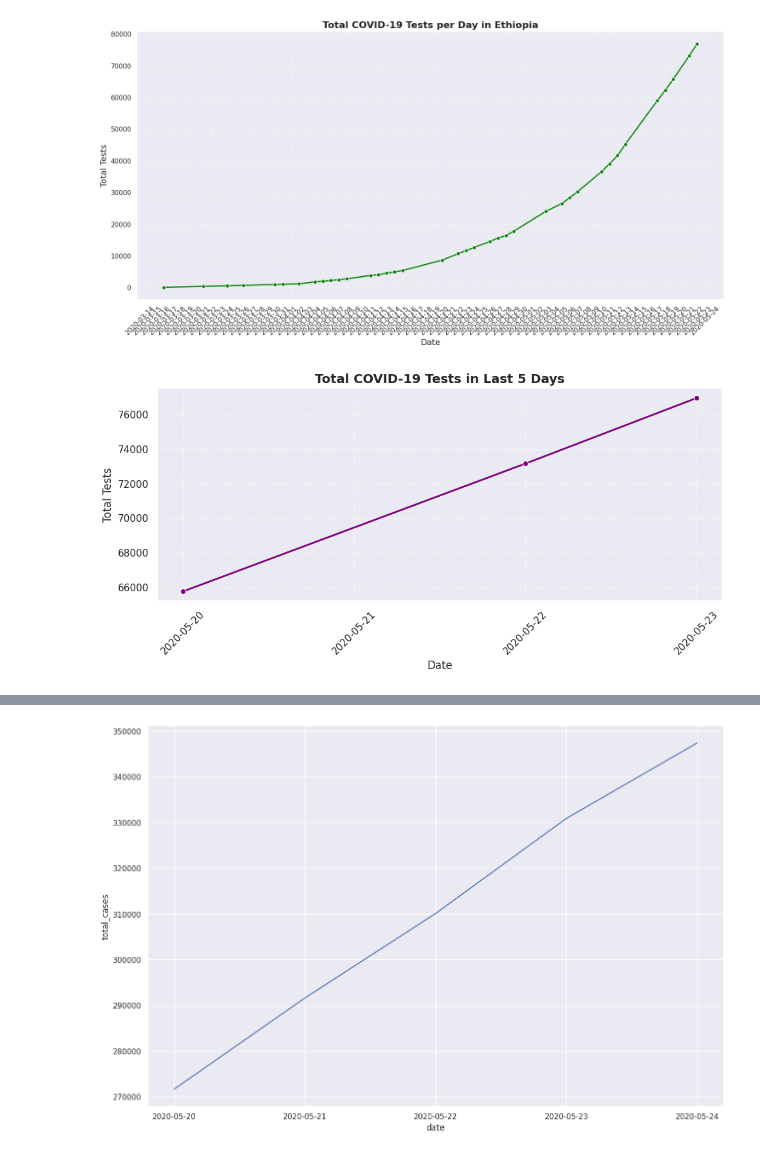
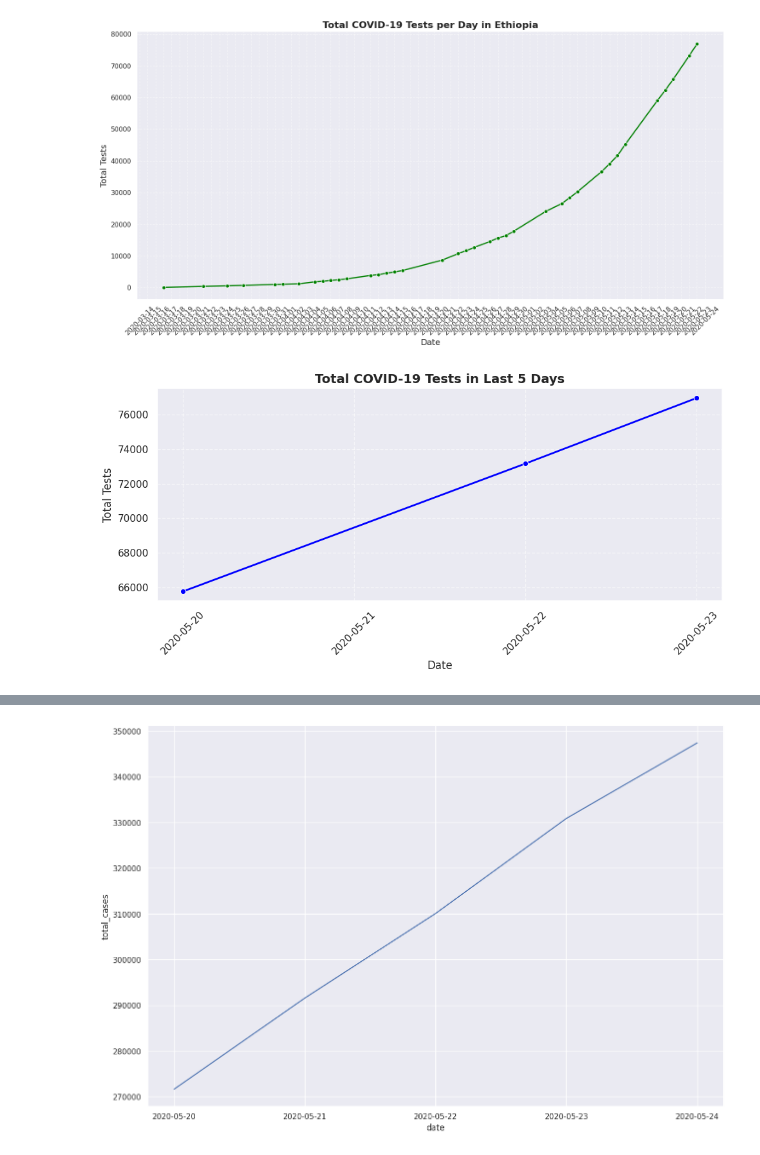
Before and after one commit to aabelatilaw/COVID-19-Prediction-Using-AI, a Jupyter notebook: covid_19.ipynb, the cells around one changed output, grey strips where cells are left out. Drawn from its saved outputs; the diff is of its cells as text; code cells hidden in the pictures.

```diff
--- a/covid_19.ipynb
+++ b/covid_19.ipynb
@@ -199,28 +199,28 @@ plt.show()
 # %%
 #Total tests in last 5 days
 #sns.set(rc={'figure.figsize':(15,10)})
 #sns.lineplot(x="date",y="total_tests",data=Ethiopia_case_5_days)
 #plt.show()
 
 
 # Set figure size and create plot
 sns.set(rc={'figure.figsize':(10,5)})
-sns.lineplot(x="date", y="total_tests", data=Ethiopia_case_5_days, color='purple', marker='o', linewidth=2)
+sns.lineplot(x="date", y="total_tests", data=Ethiopia_case_5_days, color='blue', marker='o', linewidth=2)
 
 # Add title and labels
 plt.title('Total COVID-19 Tests in Last 5 Days', fontsize=14, fontweight='bold')
 plt.xlabel('Date', fontsize=12)
 plt.ylabel('Total Tests', fontsize=12)
 
 # Rotate x-axis labels and add grid
 plt.xticks(rotation=45)
 plt.grid(True, linestyle='--', alpha=0.6)
 
 # Improve layout and show plot
 plt.tight_layout()
 plt.show()
 # %% [output]
-[figure, old version]
+[figure, new version]
 # %%
 #Brazil Case
 brazil_case=covid[covid["location"]=="Brazil"]
```
Also changed, not shown: parts of 4 cells of this notebook.
